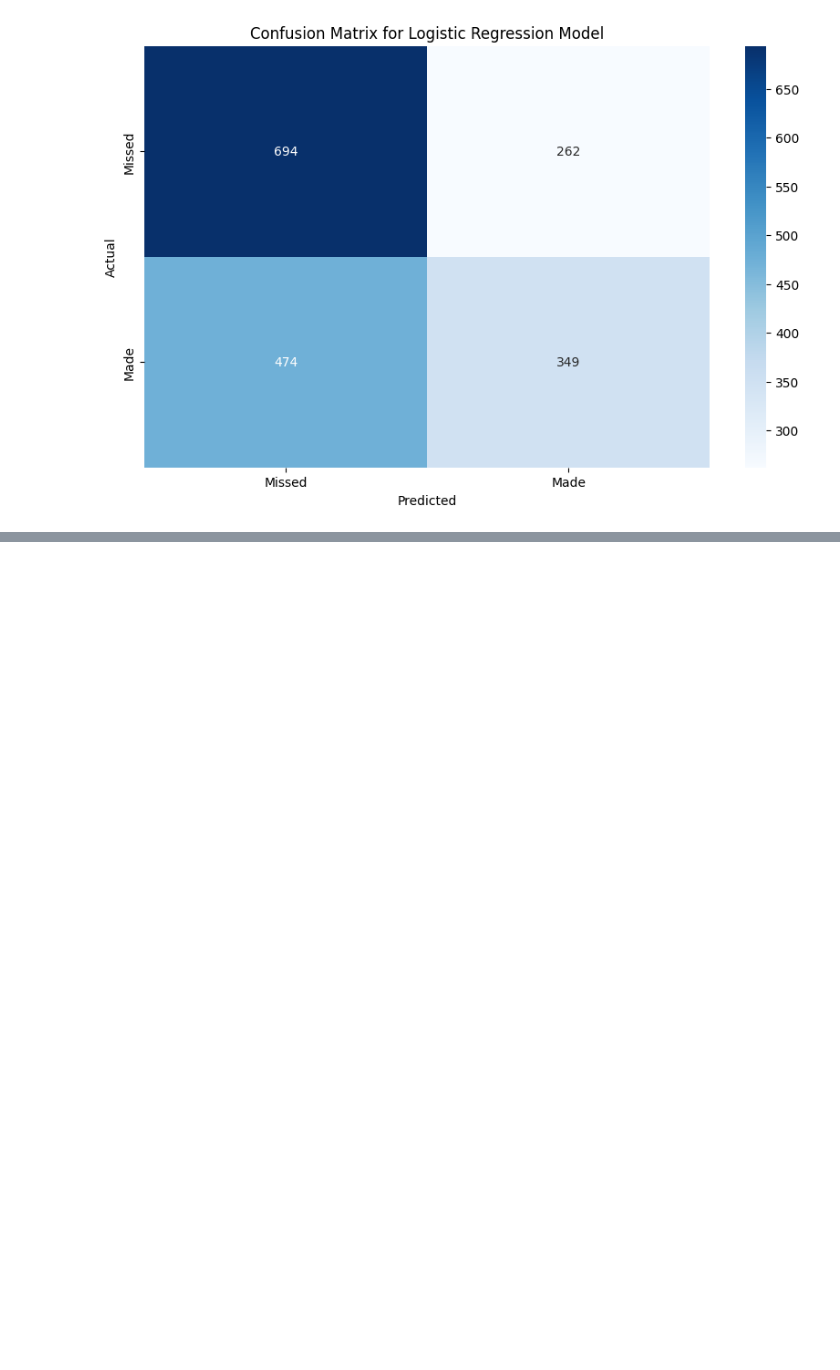
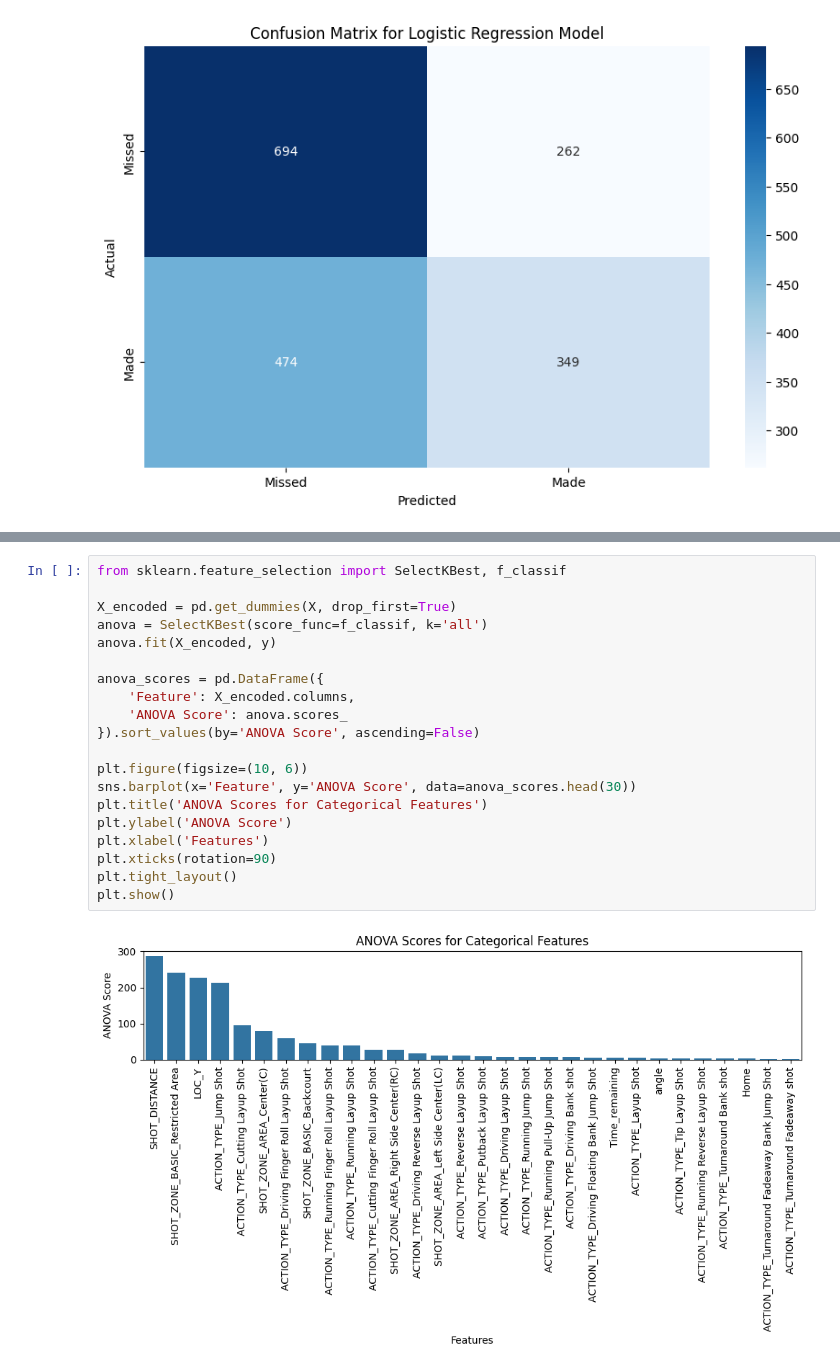
Before and after one commit to raulsharma21/NBA-Actions, a Jupyter notebook: code/shot_predictor.ipynb, the cells around one changed output, grey strips where cells are left out. Saved outputs shown, nothing was run; the diff lists cells and outputs as text; blank space fills up the shorter version.

```diff
--- a/code/shot_predictor.ipynb
+++ b/code/shot_predictor.ipynb
@@ -197,0 +249,22 @@ weighted avg       0.58      0.59      0.58      1779
+# %%
+from sklearn.feature_selection import SelectKBest, f_classif
+
+X_encoded = pd.get_dummies(X, drop_first=True)
+anova = SelectKBest(score_func=f_classif, k='all')
+anova.fit(X_encoded, y)
+
+anova_scores = pd.DataFrame({
+    'Feature': X_encoded.columns,
+    'ANOVA Score': anova.scores_
+}).sort_values(by='ANOVA Score', ascending=False)
+
+plt.figure(figsize=(10, 6))
+sns.barplot(x='Feature', y='ANOVA Score', data=anova_scores.head(30))
+plt.title('ANOVA Scores for Categorical Features')
+plt.ylabel('ANOVA Score')
+plt.xlabel('Features')
+plt.xticks(rotation=90)
+plt.tight_layout()
+plt.show()
+# %% [output]
+[figure, added]
```
Also changed, not shown: parts of 7 cells of this notebook.
